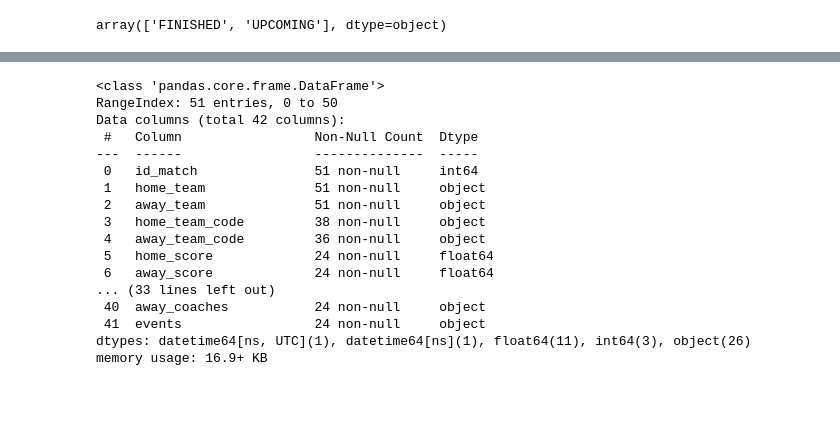
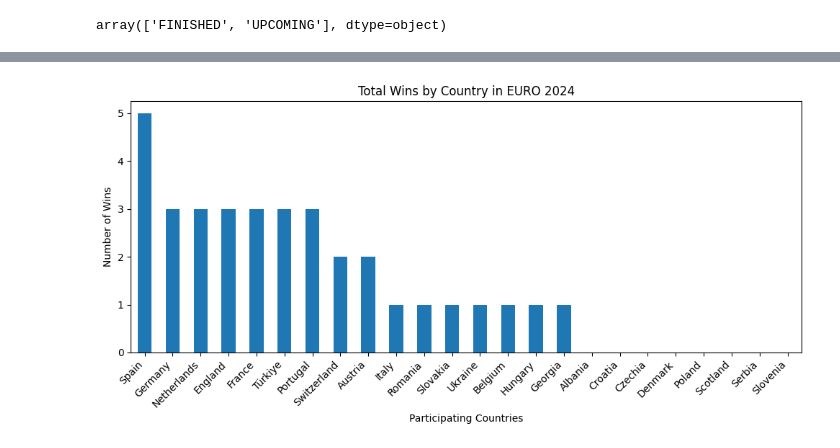
Before and after one commit to markuslangus/euro2024-data-project, a Jupyter notebook: eda.ipynb, the cells around one changed output, grey strips where cells are left out. Saved outputs shown, nothing was run; the diff lists cells and outputs as text; code cells hidden in the pictures; blank space fills up the shorter version.

```diff
--- a/eda.ipynb
+++ b/eda.ipynb
@@ -134,2 +155,2 @@ total_goals = {}
 # %%
-df["winner"].value_counts()
+most_wins = df_finished["winner"].value_counts()
@@ -153,20 +157,20 @@ Name: count, dtype: int64
-# %%
-df.info()
-# %% [output]
-<class 'pandas.core.frame.DataFrame'>
-RangeIndex: 51 entries, 0 to 50
-Data columns (total 42 columns):
- #   Column                 Non-Null Count  Dtype
----  ------                 --------------  -----
- 0   id_match               51 non-null     int64
- 1   home_team              51 non-null     object
- 2   away_team              51 non-null     object
- 3   home_team_code         38 non-null     object
- 4   away_team_code         36 non-null     object
- 5   home_score             24 non-null     float64
- 6   away_score             24 non-null     float64
-... (33 lines left out)
- 40  away_coaches           24 non-null     object
- 41  events                 24 non-null     object
-dtypes: datetime64[ns, UTC](1), datetime64[ns](1), float64(11), int64(3), object(26)
-memory usage: 16.9+ KB
+# %%
+for team in teams:
+    if team not in most_wins:
+        most_wins[team] = 0
+# %%
+plt.figure(figsize=(10, 5))  # figsize=(Breite, Höhe) in Zoll
+
+most_wins.plot(kind="bar")
+plt.title("Total Wins by Country in EURO 2024")
+plt.xlabel("Participating Countries")
+plt.ylabel("Number of Wins")
+
+plt.xticks(
+    rotation=45, ha="right"
+)  # rotation=Gradzahl, ha='right' für rechtsbündige Ausrichtung
+
+plt.tight_layout()
+plt.show()
+# %% [output]
+[figure, added]
```
Also changed, not shown: parts of 34 cells of this notebook.
